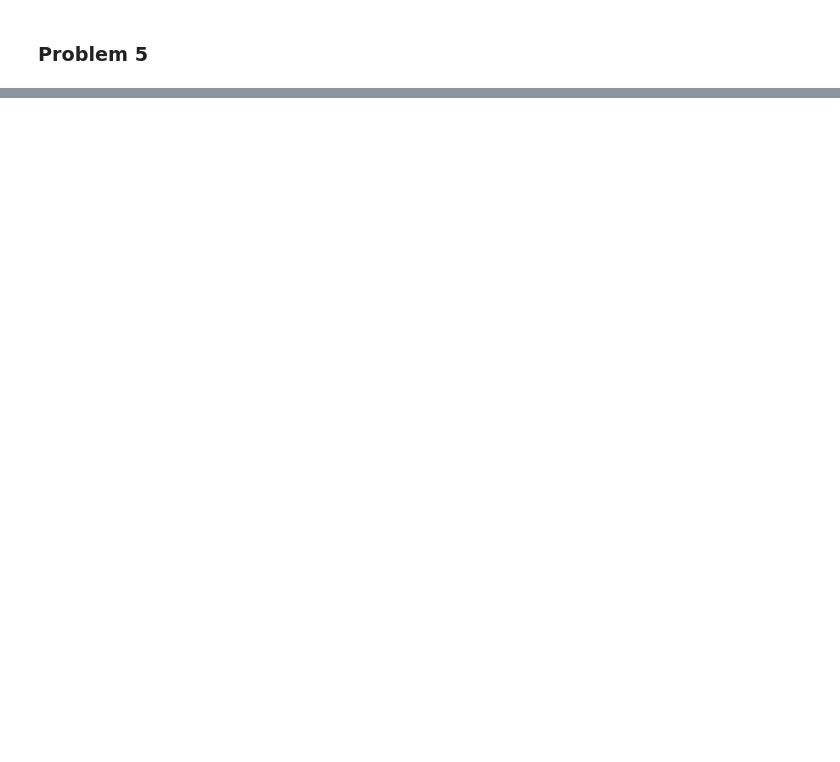
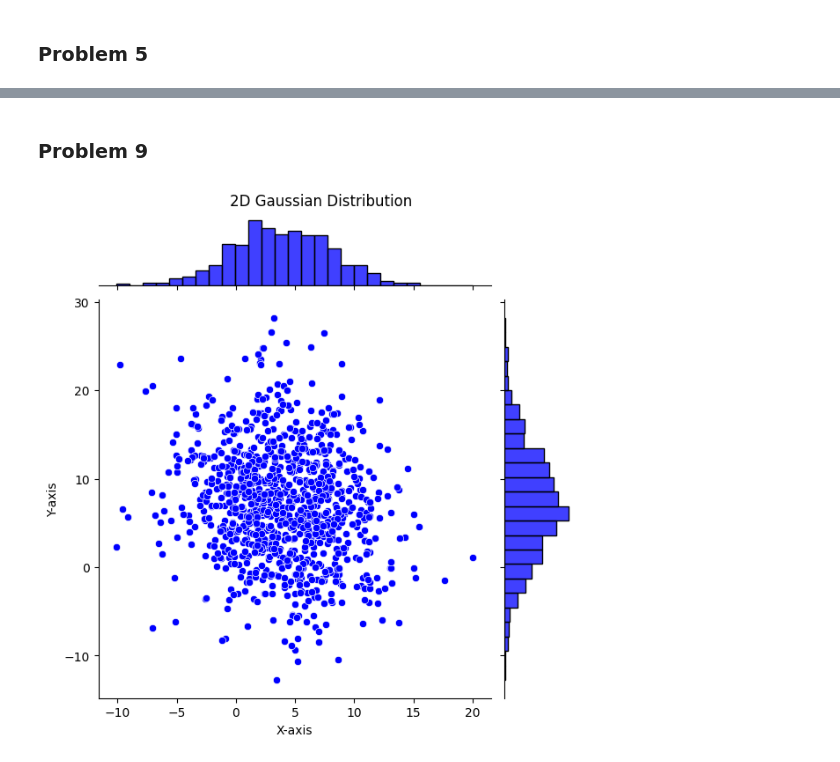
Before and after one commit to pynyashko/Statistical-practicum, a Jupyter notebook: hw/random.ipynb, the cells around one changed output, grey strips where cells are left out. Cells and saved outputs as stored; diff of their text form; code cells hidden in the pictures; blank space fills up the shorter version.

```diff
--- a/hw/random.ipynb
+++ b/hw/random.ipynb
@@ -164,0 +262,47 @@ plt.show()
+# %% [markdown]
+### Problem 9
+# %%
+import seaborn as sns
+
+def box_muller_polar(n):
+    samples = []
+
+    while len(samples) < n:
+        u = np.random.uniform(-1, 1)
+        v = np.random.uniform(-1, 1)
+
+        s = u*u + v*v
+
+        if s == 0 or s >= 1:
+            continue
+
+        factor = np.sqrt(-2 * np.log(s) / s)
+
+        z1 = u * factor
+        z2 = v * factor
+
+        samples.extend([z1, z2])
+
+    return np.array(samples[:n])
+
+mu = np.array([4, 7])
+
+Sigma = np.array([
+    [20, -4],
+    [-4, 40]
+])
+
+A = np.linalg.cholesky(Sigma)
+
+n = 1000
+
+z = box_muller_polar(2 * n).reshape(n, 2)
+
+x = mu + z @ A.T
+
+joint_plot = sns.jointplot(x=x[:,0], y=x[:,1], color="blue")
+joint_plot.set_axis_labels('X-axis', 'Y-axis')
+plt.suptitle('2D Gaussian Distribution', y=1.02)
+plt.show()
+# %% [output]
+[figure, added]
```
Also changed, not shown: parts of 10 cells of this notebook, 2 other files.
